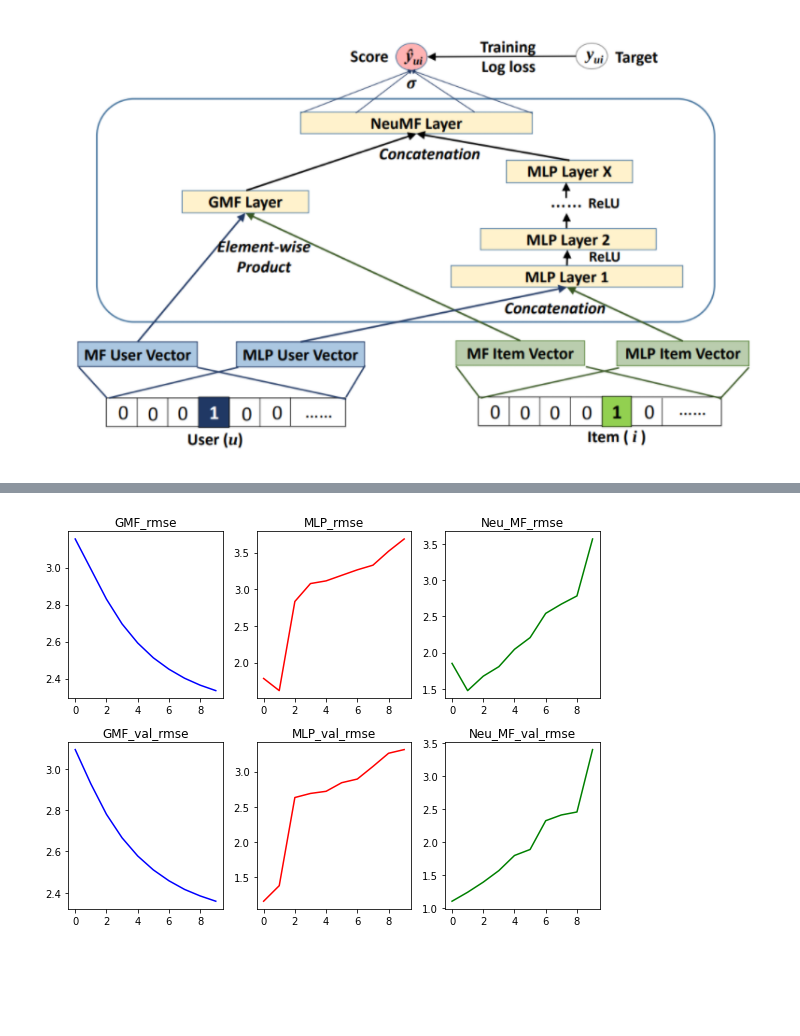
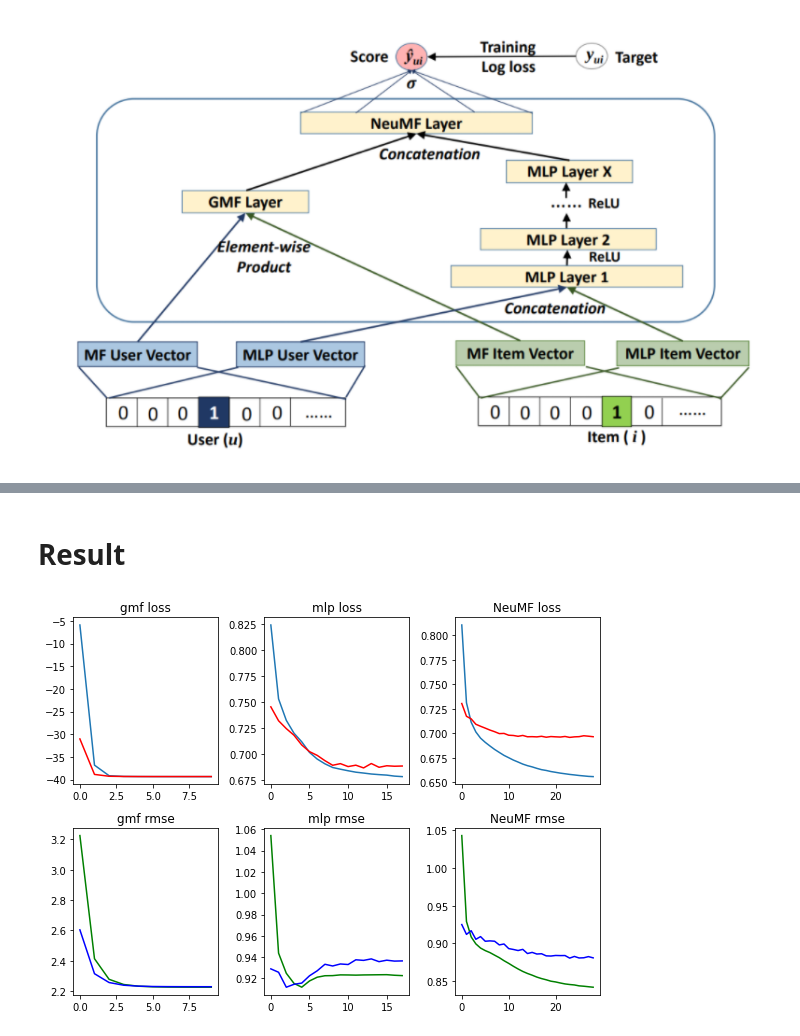
Before and after one commit to musicjae/recommender-system, a Jupyter notebook: NCF/original_NCF.ipynb, the cells around one changed output, grey strips where cells are left out. Cells and saved outputs as stored; diff of their text form; code cells hidden in the pictures; blank space fills up the shorter version.

```diff
--- a/NCF/original_NCF.ipynb
+++ b/NCF/original_NCF.ipynb
@@ -177,6 +181,8 @@ concat: [[0. 1. 2. 3.]
 Generalized Matrix Factorizations
 # %% [markdown]
 모델링
+# %%
+es = EarlyStopping(monitor='val_loss', mode='min', patience=5)
 # %%
 Embedding_size = 16
 
@@ -218,6 +224,6 @@ class GMF(keras.Model):
 test_model = GMF(num_users, num_movies, Embedding_size)
 test_model.compile(loss = keras.losses.BinaryCrossentropy(),optimizer=keras.optimizers.Adam(lr=0.001), metrics=['RootMeanSquaredError'])
 # %%
-history = test_model.fit(X_train, y_train,batch_size=128,epochs=10,validation_data=(X_val,y_val))
+history = test_model.fit(X_train, y_train,batch_size=128,epochs=10,validation_data=(X_val,y_val),callbacks=[es])
 # %% [output]
 Epoch 1/10
@@ -320,3 +329,3 @@ test_model2.compile(loss = keras.losses.BinaryCrossentropy(),optimizer=keras.opt
 # %%
-history2 = test_model2.fit(X_train, y_train,batch_size=128,epochs=10,validation_data=(X_val,y_val))
+history2 = test_model2.fit(X_train, y_train,batch_size=128,epochs=100,validation_data=(X_val,y_val),callbacks=[es])
 # %% [output]
@@ -444,3 +455,3 @@ test_model3.compile(loss = keras.losses.BinaryCrossentropy(),optimizer=keras.opt
 # %%
-history3 = test_model3.fit(X_train, y_train,batch_size=128,epochs=10,validation_data=(X_val,y_val))
+history3 = test_model3.fit(X_train, y_train,batch_size=128,epochs=100,validation_data=(X_val,y_val),callbacks=[es])
 # %% [output]
@@ -521,31 +498,39 @@ plt.show()
+# %% [markdown]
+# Result
 # %%
 fig = plt.figure(figsize=(8,6))
 
 sub1 = fig.add_subplot(231) # instead of plt.subplot(2, 2, 1)
-sub1.set_title('GMF_rmse') # non OOP: plt.title('The function f')
-sub1.plot(history.history['root_mean_squared_error'],c='blue')
+sub1.set_title('gmf loss') # non OOP: plt.title('The function f')
+sub1.plot(history.history['loss'])
+sub1.plot(history.history['val_loss'],c='red')
 
-sub2 = fig.add_subplot(232)
-sub2.set_title('MLP_rmse')
-sub2.plot(history2.history['root_mean_squared_error'],c='red')
+sub2 = fig.add_subplot(234)
+sub2.set_title('gmf rmse')
+sub2.plot(history.history['root_mean_squared_error'],c='green')
+sub2.plot(history.history['val_root_mean_squared_error'],c='blue')
 
-sub3 = fig.add_subplot(233)
-sub3.set_title('Neu_MF_rmse')
-sub3.plot(history3.history['root_mean_squared_error'],c='green')
+sub3 = fig.add_subplot(232) # instead of plt.subplot(2, 2, 1)
+sub3.set_title('mlp loss') # non OOP: plt.title('The function f')
+sub3.plot(history2.history['loss'])
+sub3.plot(history2.history['val_loss'],c='red')
 
-sub4 = fig.add_subplot(234)
-sub4.set_title('GMF_val_rmse')
-sub4.plot(history.history['val_root_mean_squared_error'],c='blue')
+sub4 = fig.add_subplot(235)
+sub4.set_title('mlp rmse')
+sub4.plot(history2.history['root_mean_squared_error'],c='green')
+sub4.plot(history2.history['val_root_mean_squared_error'],c='blue')
 
-sub5 = fig.add_subplot(235)
-sub5.set_title('MLP_val_rmse')
-sub5.plot(history2.history['val_root_mean_squared_error'],c='red')
+sub5 = fig.add_subplot(233) # instead of plt.subplot(2, 2, 1)
+sub5.set_title('NeuMF loss') # non OOP: plt.title('The function f')
+sub5.plot(history3.history['loss'])
+sub5.plot(history3.history['val_loss'],c='red')
 
-sub6= fig.add_subplot(236)
-sub6.set_title('Neu_MF_val_rmse')
-sub6.plot(history3.history['val_root_mean_squared_error'],c='green')
+sub6 = fig.add_subplot(236)
+sub6.set_title('NeuMF rmse')
+sub6.plot(history3.history['root_mean_squared_error'],c='green')
+sub6.plot(history3.history['val_root_mean_squared_error'],c='blue')
 
 plt.tight_layout()
 plt.show()
 # %% [output]
-[figure, old version]
+[figure, new version]
```
Also changed, not shown: parts of 24 cells of this notebook.
